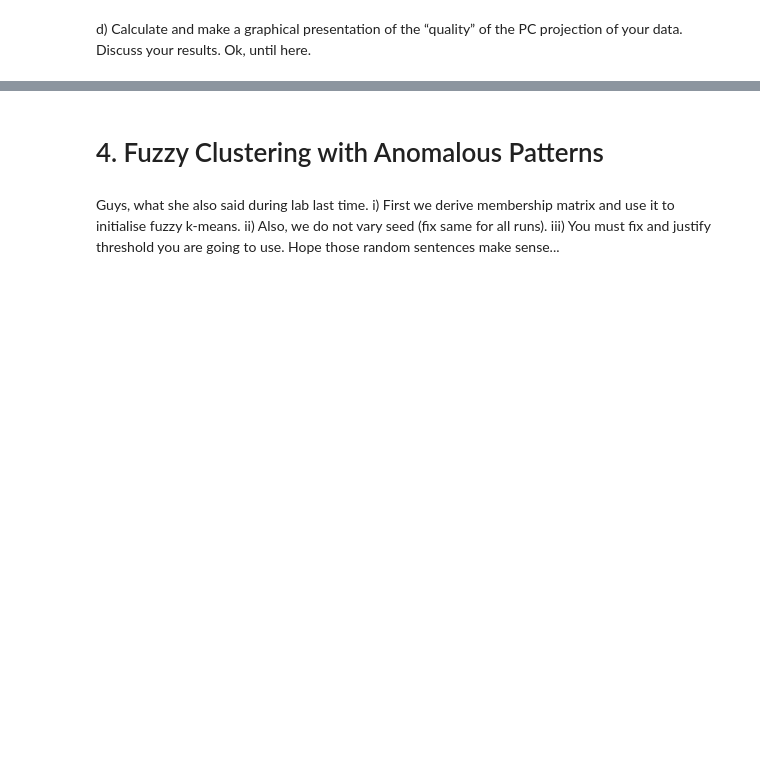
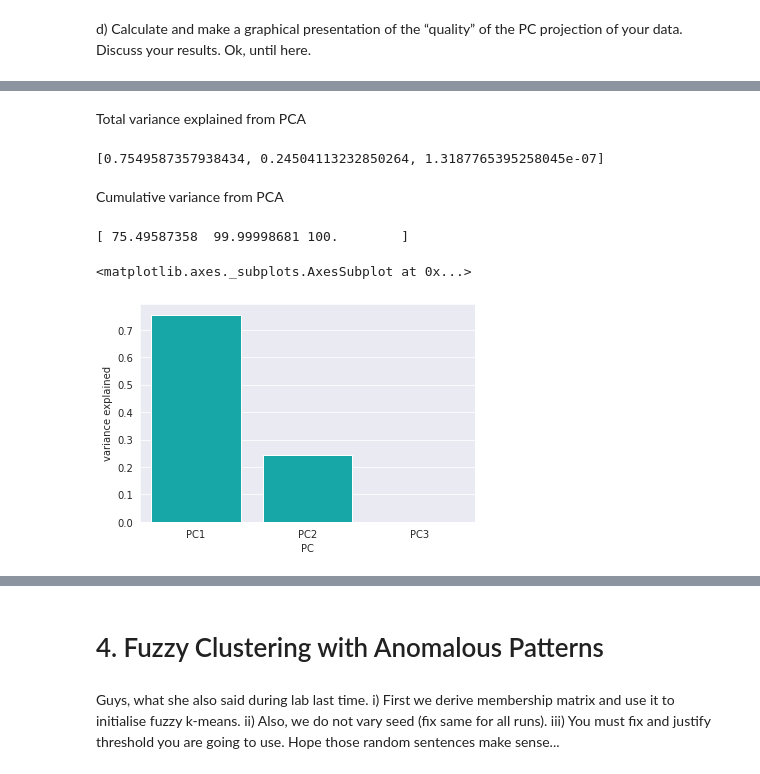
Before and after one commit to Migaalee/PAD, a Jupyter notebook: PAD_project1.ipynb, the cells around one changed output, grey strips where cells are left out. Drawn from its saved outputs; the diff is of its cells as text; code cells hidden in the pictures; blank space fills up the shorter version.

```diff
--- a/PAD_project1.ipynb
+++ b/PAD_project1.ipynb
@@ -1061,0 +1053,17 @@ NameError: ignored
+# %% [markdown]
+Total variance explained from PCA
+# %%
+total_egnvalues = sum(e_z)
+var_exp = [(i/total_egnvalues) for i in sorted(e_z, reverse=True)]
+print(var_exp)
+# %% [output]
+[0.7549587357938434, 0.24504113232850264, 1.3187765395258045e-07]
+# %% [markdown]
+Cumulative variance from PCA
+# %%
+totVar = sum(e_z)       #Total variability of the Data
+var_exp = [(i / totVar)*100 for i in sorted(e_z, reverse=True)]
+cum_var_exp = np.cumsum(var_exp)
+print(cum_var_exp)
+# %% [output]
+[ 75.49587358  99.99998681 100.        ]
@@ -1061,0 +1072,16 @@ NameError: ignored
+# %%
+from sklearn import decomposition
+pca = decomposition.PCA(n_components=3)
+pc = pca.fit_transform(x_norm_z)
+pc_df = pd.DataFrame(data = pc ,
+        columns = ['PC1', 'PC2','PC3'])
+pc_df['Cluster'] = target
+
+pc_df.head()
+df = pd.DataFrame({'variance explained':pca.explained_variance_ratio_,
+             'PC':['PC1','PC2','PC3']})
+sns.barplot(x='PC',y="variance explained",
+           data=df, color="c")
+# %% [output]
+<matplotlib.axes._subplots.AxesSubplot at 0x...>
+[figure, added]
```
Also changed, not shown: parts of 21 cells of this notebook.
